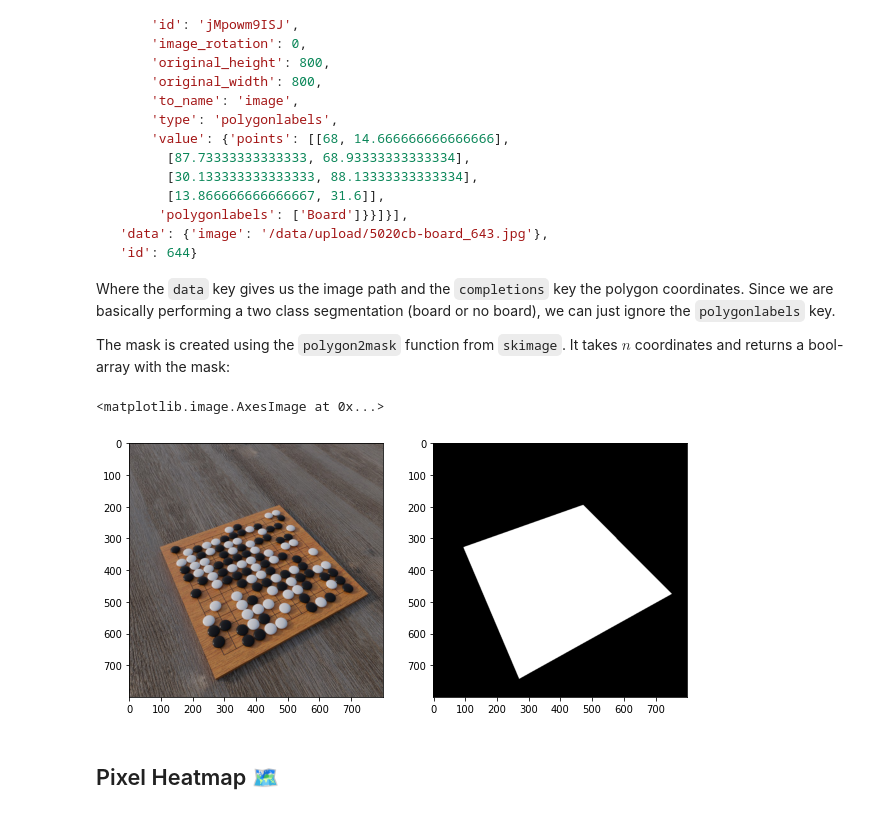
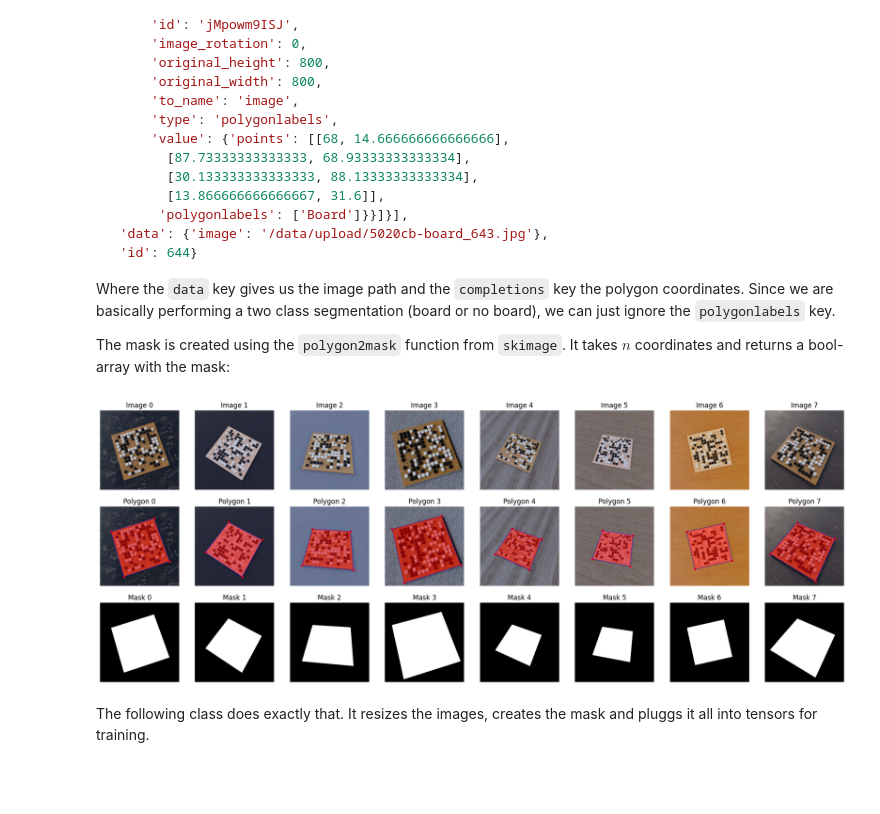
Before and after one commit to LuanAdemi/VisualGo, a Jupyter notebook: EDA.ipynb, the cells around one changed output. Drawn from its saved outputs; the diff is of its cells as text; code cells hidden in the pictures; blank space fills up the shorter version.

````diff
--- a/EDA.ipynb
+++ b/EDA.ipynb
@@ -85,21 +113,42 @@ A single datapoint looks like this:
 Where the ```data``` key gives us the image path and the ```completions``` key the polygon coordinates. Since we are basically performing a two class segmentation (board or no board), we can just ignore the ```polygonlabels``` key.
 
 The mask is created using the ```polygon2mask``` function from ```skimage```. It takes $n$ coordinates and returns a bool-array with the mask:
-# %%
-p = jsonData[21]
-
-img = np.array(Image.open("board_masks/upload/" + os.path.basename(p["data"]["image"])))
-
-y = np.array(p["completions"][0]["result"][0]["value"]["points"])
-mask = polygon2mask((800,800), y*8).astype(bool).T
-
-fig, (ax1, ax2) = plt.subplots(1,2,figsize=(10,10))
-
-ax1.imshow(img)
-ax2.imshow(mask, cmap="gray")
-# %% [output]
-<matplotlib.image.AxesImage at 0x...>
-[figure, removed]
+# %%
+fig, (ax1, ax2, ax3) = plt.subplots(3,8, figsize=(24,9), dpi=100)
+
+for i in range(8):
+
+    p = jsonData[i]
+
+    img = np.array(Image.open("board_masks/upload/" + os.path.basename(p["data"]["image"])))
+
+    y = np.array(p["completions"][0]["result"][0]["value"]["points"])
+    mask = polygon2mask((800,800), y*8).astype(bool).T
+
+    # just the image
+    ax1[i].imshow(img)
+    ax1[i].title.set_text(f'Image {i}')
+
+    # polygon
+    ax2[i].imshow(img)
+    p = Polygon((y*8), facecolor = 'r', alpha=0.5, edgecolor = "b")
+    ax2[i].add_patch(p)
+    ax2[i].scatter((y*8)[:,0], (y*8)[:,1], c="r", s=10)
+    ax2[i].title.set_text(f'Polygon {i}')
+
+    # gt mask
+    ax3[i].imshow(mask, cmap="gray")
+    ax3[i].title.set_text(f'Mask {i}')
+
+    ax1[i].axis('off')
+    ax2[i].axis('off')
+    ax3[i].axis('off')
+
+plt.show()
+# %% [output]
+[figure, added]
+# %% [markdown]
+The following class does exactly that. It resizes the images, creates the mask and pluggs it all into tensors for training.
 # %%
 # define a dataset class for the Dataloaders
 class MaskDataset:
@@ -146,4 +196,2 @@ class MaskDataset:
 
         return X, torch.LongTensor(mask)
-# %% [markdown]
-## Pixel Heatmap 🗺️
````
Also changed, not shown: parts of 10 cells of this notebook, 10 other files.
